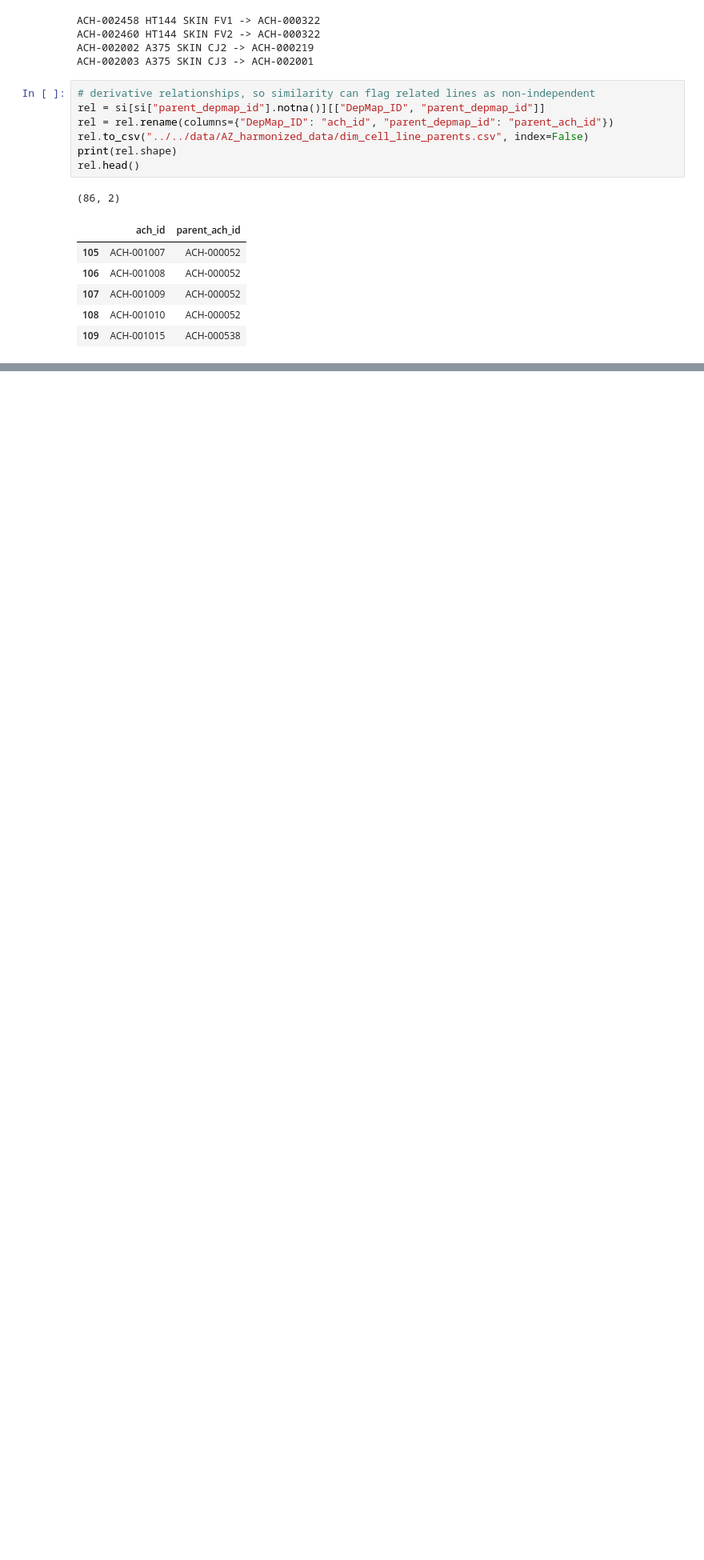
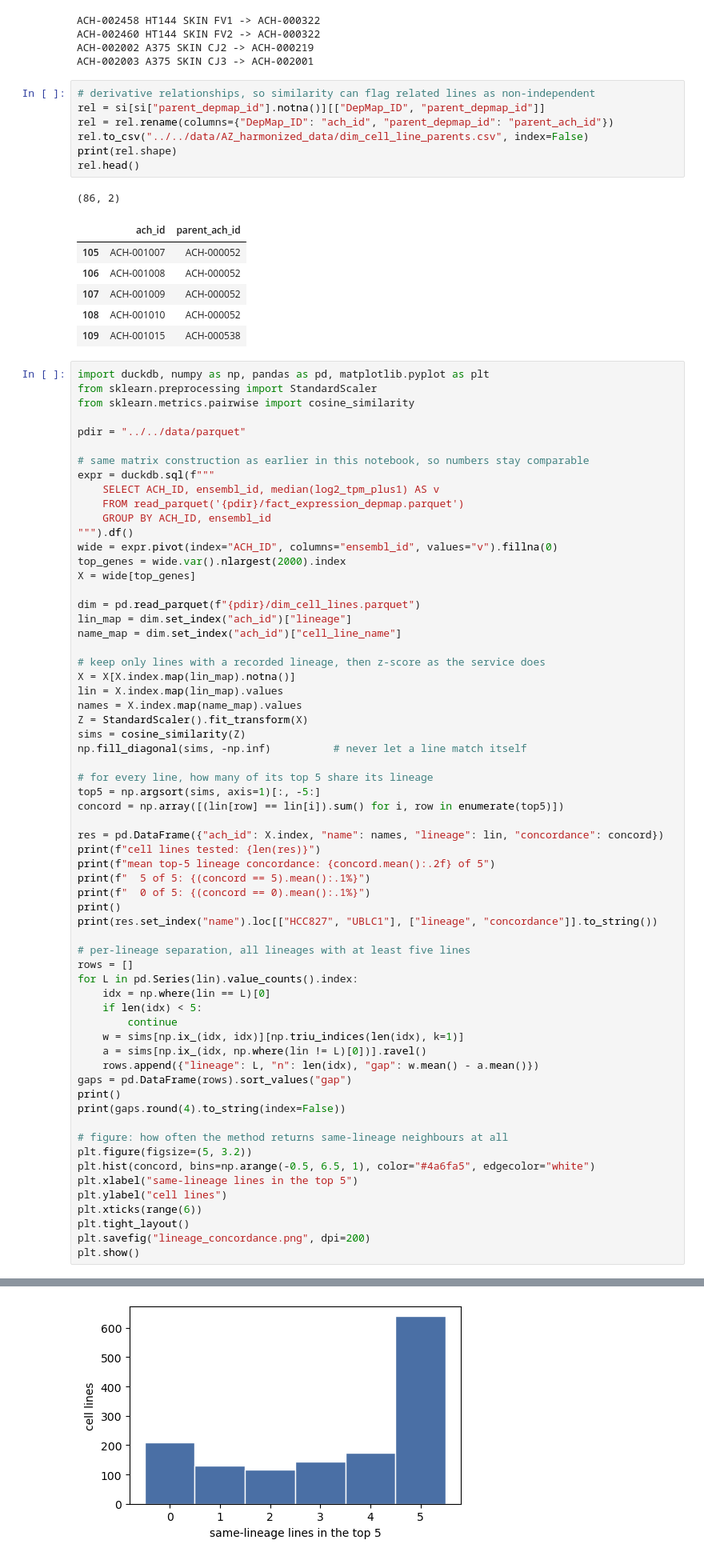
Before and after one commit to NattawasP/SEMTM0044_2025_AYEAR_TEAM34, a Jupyter notebook: notebooks/Victor_Data Exploration/Similarity_Comparison.ipynb, the cells around one changed output, grey strips where cells are left out. Shown at 80% size. Saved outputs shown, nothing was run; the diff lists cells and outputs as text; blank space fills up the shorter version.

Commit message:
Evaluate similarity across all lineages

```diff
--- a/notebooks/Victor_Data Exploration/Similarity_Comparison.ipynb
+++ b/notebooks/Victor_Data Exploration/Similarity_Comparison.ipynb
@@ -319,3 +319,67 @@ rel.head()
 | 107 | ACH-001009 | ACH-000052 |
 | 108 | ACH-001010 | ACH-000052 |
 | 109 | ACH-001015 | ACH-000538 |
+# %%
+import duckdb, numpy as np, pandas as pd, matplotlib.pyplot as plt
+from sklearn.preprocessing import StandardScaler
+from sklearn.metrics.pairwise import cosine_similarity
+
+pdir = "../../data/parquet"
+
+# same matrix construction as earlier in this notebook, so numbers stay comparable
+expr = duckdb.sql(f"""
+    SELECT ACH_ID, ensembl_id, median(log2_tpm_plus1) AS v
+    FROM read_parquet('{pdir}/fact_expression_depmap.parquet')
+    GROUP BY ACH_ID, ensembl_id
+""").df()
+wide = expr.pivot(index="ACH_ID", columns="ensembl_id", values="v").fillna(0)
+top_genes = wide.var().nlargest(2000).index
+X = wide[top_genes]
+
+dim = pd.read_parquet(f"{pdir}/dim_cell_lines.parquet")
+lin_map = dim.set_index("ach_id")["lineage"]
+name_map = dim.set_index("ach_id")["cell_line_name"]
+
+# keep only lines with a recorded lineage, then z-score as the service does
+X = X[X.index.map(lin_map).notna()]
+lin = X.index.map(lin_map).values
+names = X.index.map(name_map).values
+Z = StandardScaler().fit_transform(X)
+sims = cosine_similarity(Z)
+np.fill_diagonal(sims, -np.inf)          # never let a line match itself
+
+# for every line, how many of its top 5 share its lineage
+top5 = np.argsort(sims, axis=1)[:, -5:]
+concord = np.array([(lin[row] == lin[i]).sum() for i, row in enumerate(top5)])
+
+res = pd.DataFrame({"ach_id": X.index, "name": names, "lineage": lin, "concordance": concord})
+print(f"cell lines tested: {len(res)}")
+print(f"mean top-5 lineage concordance: {concord.mean():.2f} of 5")
+print(f"  5 of 5: {(concord == 5).mean():.1%}")
+print(f"  0 of 5: {(concord == 0).mean():.1%}")
+print()
+print(res.set_index("name").loc[["HCC827", "UBLC1"], ["lineage", "concordance"]].to_string())
+
+# per-lineage separation, all lineages with at least five lines
+rows = []
+for L in pd.Series(lin).value_counts().index:
+    idx = np.where(lin == L)[0]
+    if len(idx) < 5:
+        continue
+    w = sims[np.ix_(idx, idx)][np.triu_indices(len(idx), k=1)]
+    a = sims[np.ix_(idx, np.where(lin != L)[0])].ravel()
+    rows.append({"lineage": L, "n": len(idx), "gap": w.mean() - a.mean()})
+gaps = pd.DataFrame(rows).sort_values("gap")
+print()
+print(gaps.round(4).to_string(index=False))
+
+# figure: how often the method returns same-lineage neighbours at all
+plt.figure(figsize=(5, 3.2))
+plt.hist(concord, bins=np.arange(-0.5, 6.5, 1), color="#4a6fa5", edgecolor="white")
+plt.xlabel("same-lineage lines in the top 5")
+plt.ylabel("cell lines")
+plt.xticks(range(6))
+plt.tight_layout()
+plt.savefig("lineage_concordance.png", dpi=200)
+plt.show()
+# %% [output]
@@ -321,0 +403 @@ rel.head()
+[figure, added]
```
Also changed, not shown: parts of 3 cells of this notebook, 2 other files.
